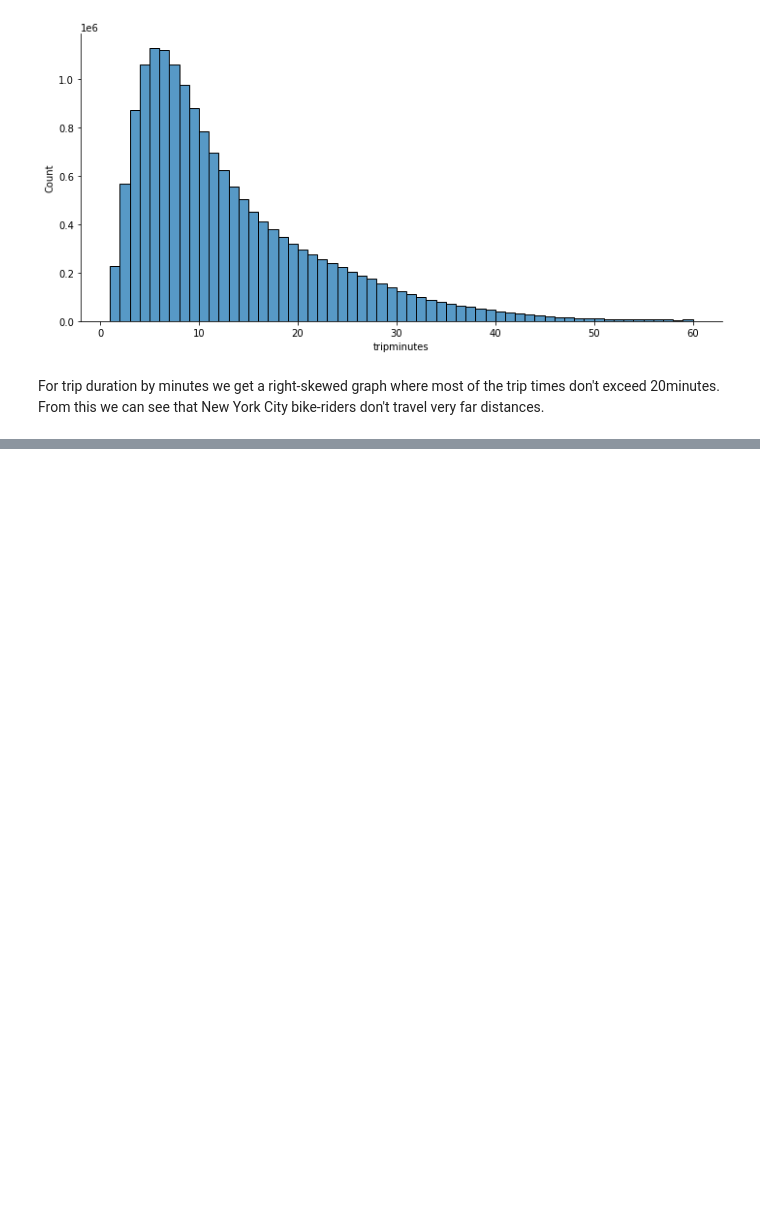
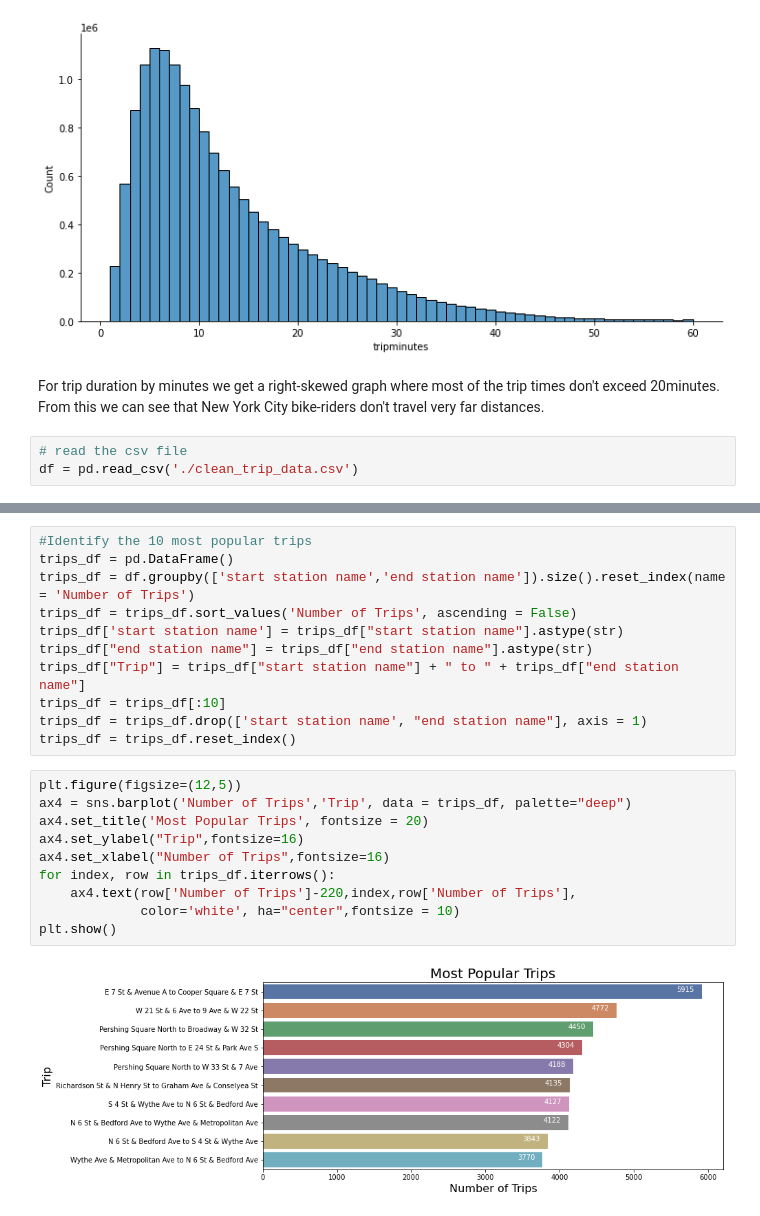
Before and after one commit to shljessie/INFO-2950, a Jupyter notebook: data_exploration/tripdata_exploration.ipynb, the cells around one changed output, grey strips where cells are left out. Drawn from its saved outputs; the diff is of its cells as text; blank space fills up the shorter version.

Commit message:
pushing additional trip data exploration

```diff
--- a/data_exploration/tripdata_exploration.ipynb
+++ b/data_exploration/tripdata_exploration.ipynb
@@ -92,3 +92,6 @@ sns.displot(data=df,x="tripminutes", bins=range(1,61), aspect=10/5);
 # %% [markdown]
 For trip duration by minutes we get a right-skewed graph where most of the trip times don't exceed 20minutes.
 From this we can see that New York City bike-riders don't travel very far distances.
+# %%
+# read the csv file
+df = pd.read_csv('./clean_trip_data.csv')
@@ -94,0 +114,23 @@ From this we can see that New York City bike-riders don't travel very far distan
+# %%
+#Identify the 10 most popular trips
+trips_df = pd.DataFrame()
+trips_df = df.groupby(['start station name','end station name']).size().reset_index(name = 'Number of Trips')
+trips_df = trips_df.sort_values('Number of Trips', ascending = False)
+trips_df['start station name'] = trips_df["start station name"].astype(str)
+trips_df["end station name"] = trips_df["end station name"].astype(str)
+trips_df["Trip"] = trips_df["start station name"] + " to " + trips_df["end station name"]
+trips_df = trips_df[:10]
+trips_df = trips_df.drop(['start station name', "end station name"], axis = 1)
+trips_df = trips_df.reset_index()
+# %%
+plt.figure(figsize=(12,5))
+ax4 = sns.barplot('Number of Trips','Trip', data = trips_df, palette="deep")
+ax4.set_title('Most Popular Trips', fontsize = 20)
+ax4.set_ylabel("Trip",fontsize=16)
+ax4.set_xlabel("Number of Trips",fontsize=16)
+for index, row in trips_df.iterrows():
+    ax4.text(row['Number of Trips']-220,index,row['Number of Trips'],
+             color='white', ha="center",fontsize = 10)
+plt.show()
+# %% [output]
+[figure, added]
```
Also changed, not shown: parts of 2 cells of this notebook.
